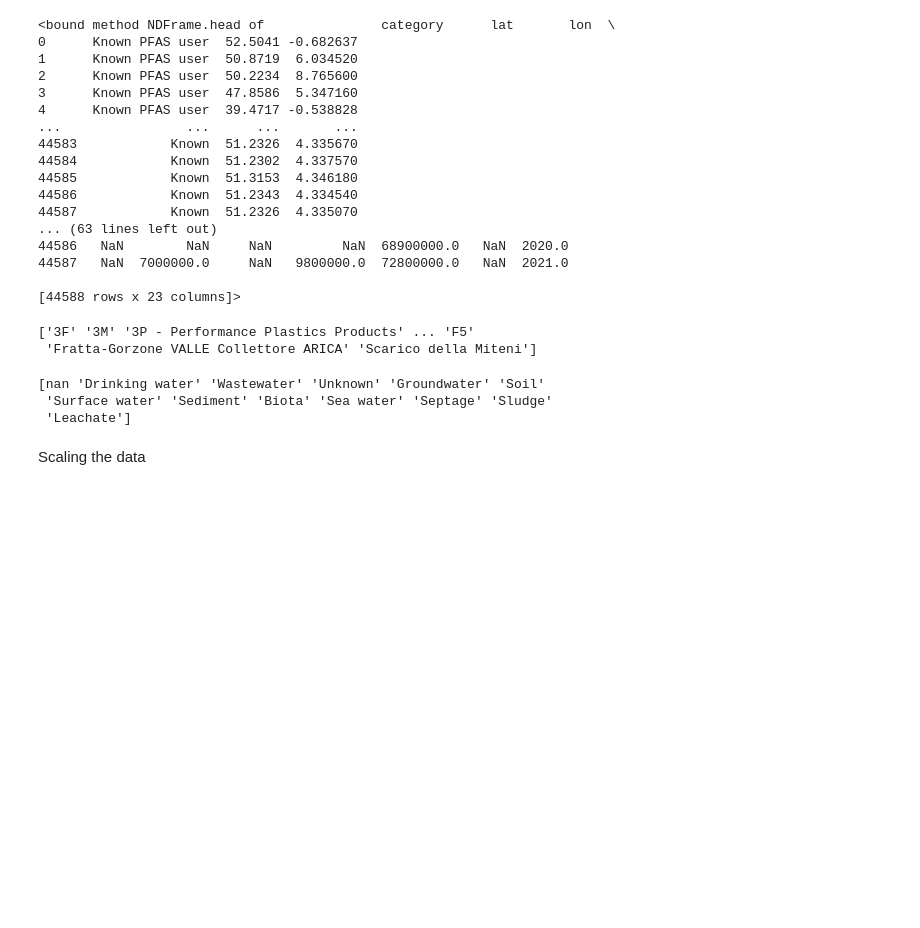
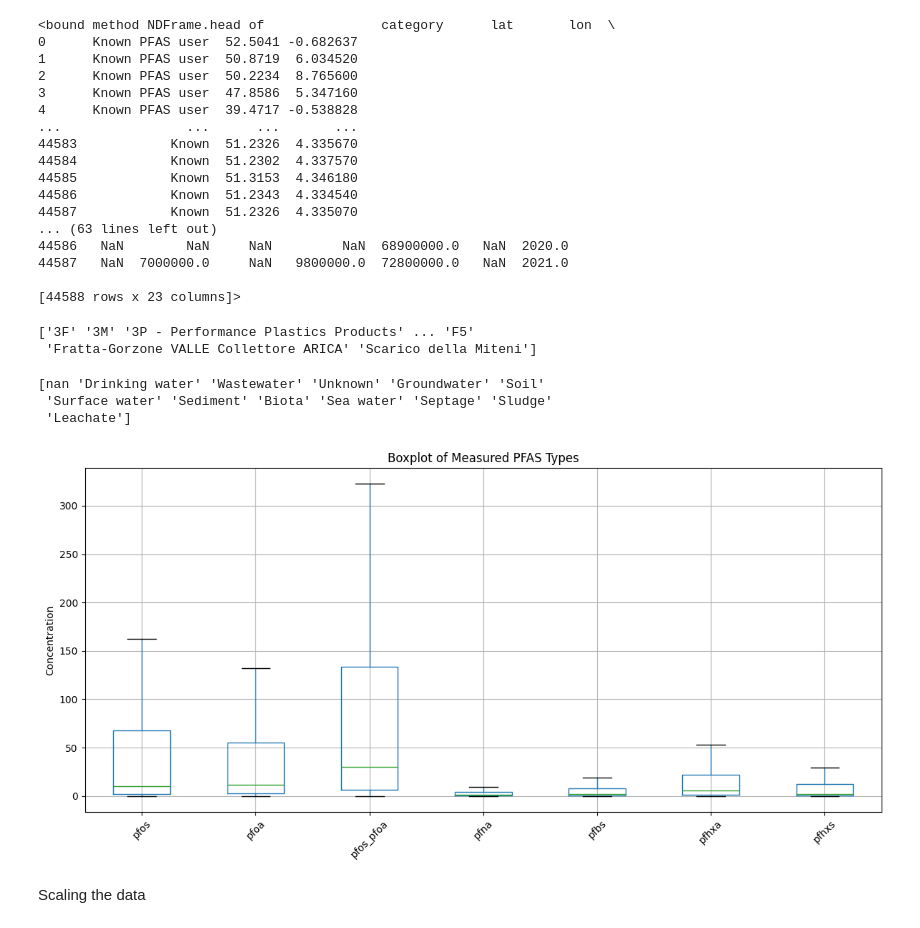
Before and after one commit to Dj-Jes/Pfas-estimation, a Jupyter notebook: Pfas_estimate_v2.ipynb, the cells around one changed output. Saved outputs shown, nothing was run; the diff lists cells and outputs as text; code cells hidden in the pictures; blank space fills up the shorter version.

```diff
--- a/Pfas_estimate_v2.ipynb
+++ b/Pfas_estimate_v2.ipynb
@@ -66,6 +66,26 @@ X = df_valid[['lat', 'lon']].values
 
 # Targets: multiple PFAS columns
 y = df_valid[pfas_cols].values
+# %%
+# remove outliers above the 95th percentile for each PFAS column
+for col in pfas_cols:
+    threshold = df[col].quantile(0.95)
+    df = df[df[col] <= threshold]
+# %%
+# Select only the columns of interest and drop rows where all are NaN
+pfas_cols = ['pfos', 'pfoa', 'pfos_pfoa', 'pfna', 'pfbs', 'pfhxa', 'pfhxs']
+df_box = df[pfas_cols].dropna(how='all')
+
+# Create a boxplot for the selected PFAS types
+plt.figure(figsize=(12, 6))
+df_box.boxplot(column=pfas_cols, showfliers=False)
+plt.ylabel('Concentration')
+plt.title('Boxplot of Measured PFAS Types')
+plt.xticks(rotation=45)
+plt.tight_layout()
+plt.show()
+# %% [output]
+[figure, added]
 # %%
 from sklearn.model_selection import train_test_split
 from sklearn.preprocessing import StandardScaler
```
Also changed, not shown: parts of 2 cells of this notebook, 2 other files.
